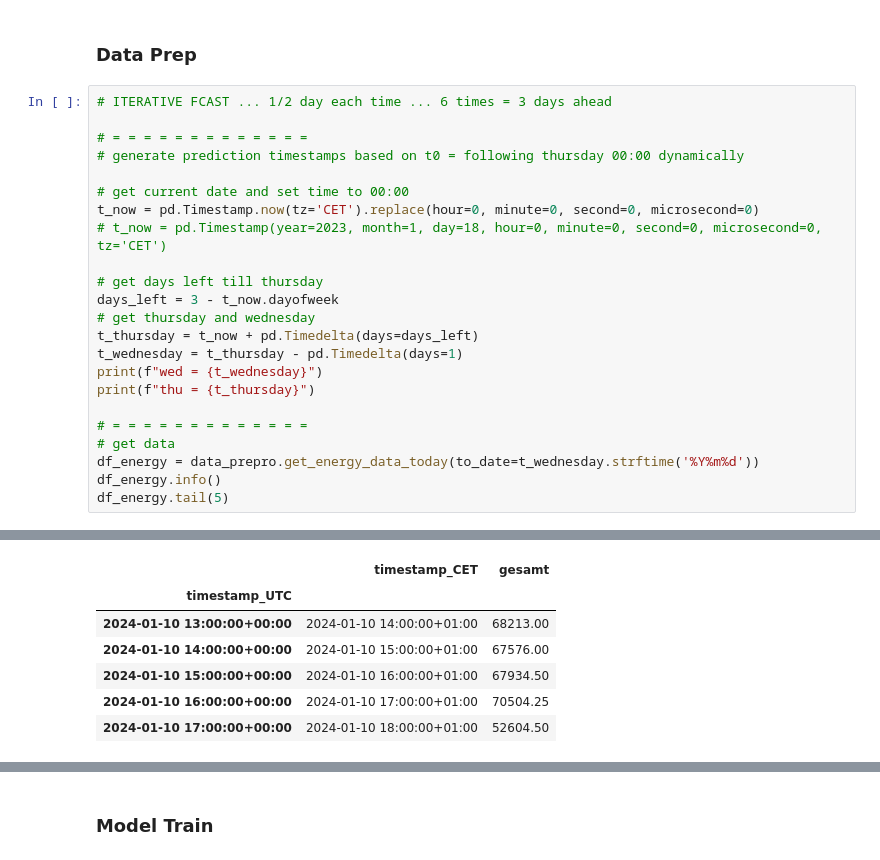
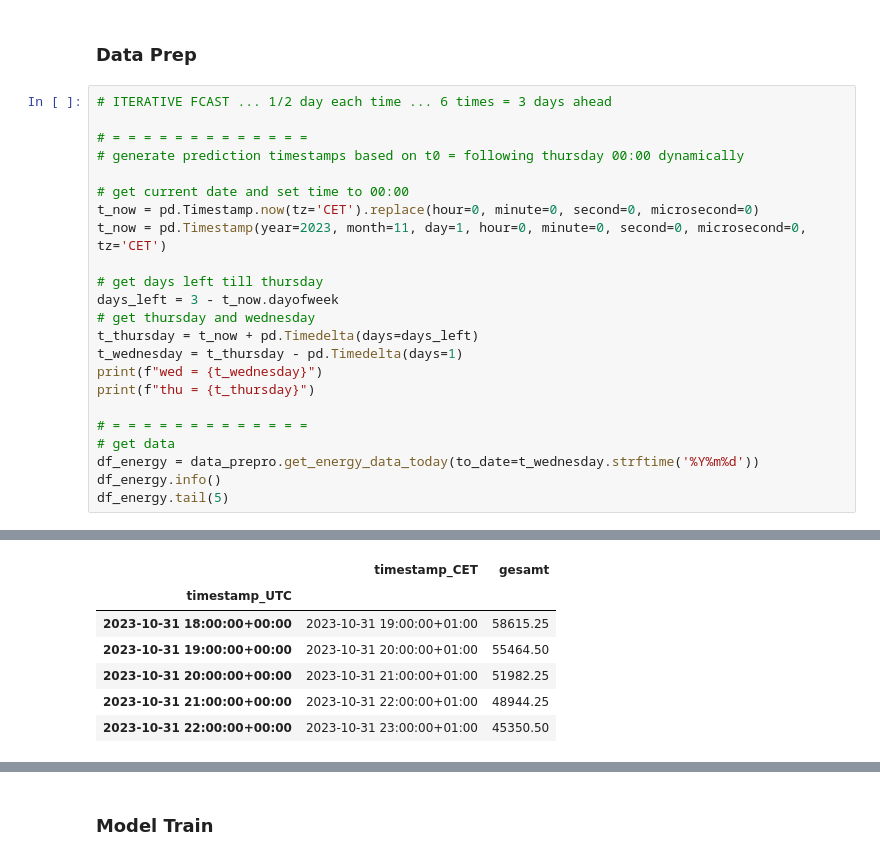
Before and after one commit to hikotei/2023_11-PTSFC, a Jupyter notebook: Energy/2024_01_05 working fcast pipeline.ipynb, the cells around one changed output, grey strips where cells are left out. Cells and saved outputs as stored; diff of their text form.

```diff
--- a/Energy/2024_01_05 working fcast pipeline.ipynb
+++ b/Energy/2024_01_05 working fcast pipeline.ipynb
@@ -33,7 +34,7 @@ import data_prepro as data_prepro
 
 # get current date and set time to 00:00
 t_now = pd.Timestamp.now(tz='CET').replace(hour=0, minute=0, second=0, microsecond=0)
-# t_now = pd.Timestamp(year=2023, month=1, day=18, hour=0, minute=0, second=0, microsecond=0, tz='CET')
+t_now = pd.Timestamp(year=2023, month=11, day=1, hour=0, minute=0, second=0, microsecond=0, tz='CET')
 
 # get days left till thursday
 days_left = 3 - t_now.dayofweek
@@ -65,12 +66,12 @@ Data columns (total 2 columns):
 dtypes: datetime64[ns, CET](1), float64(1)
 memory usage: 1.8 MB
 |  | timestamp_CET | gesamt |
 | timestamp_UTC |  |  |
-| 2024-01-10 13:00:00+00:00 | 2024-01-10 14:00:00+01:00 | 68213.00 |
-| 2024-01-10 14:00:00+00:00 | 2024-01-10 15:00:00+01:00 | 67576.00 |
-| 2024-01-10 15:00:00+00:00 | 2024-01-10 16:00:00+01:00 | 67934.50 |
-| 2024-01-10 16:00:00+00:00 | 2024-01-10 17:00:00+01:00 | 70504.25 |
-| 2024-01-10 17:00:00+00:00 | 2024-01-10 18:00:00+01:00 | 52604.50 |
+| 2023-10-31 18:00:00+00:00 | 2023-10-31 19:00:00+01:00 | 58615.25 |
+| 2023-10-31 19:00:00+00:00 | 2023-10-31 20:00:00+01:00 | 55464.50 |
+| 2023-10-31 20:00:00+00:00 | 2023-10-31 21:00:00+01:00 | 51982.25 |
+| 2023-10-31 21:00:00+00:00 | 2023-10-31 22:00:00+01:00 | 48944.25 |
+| 2023-10-31 22:00:00+00:00 | 2023-10-31 23:00:00+01:00 | 45350.50 |
 # %%
 # = = = = = = = = = = = = = = = = = = = = = = = = = = = = = = = =
 # take smaller dataset
```
Also changed, not shown: parts of 8 cells of this notebook, 6 other files.
